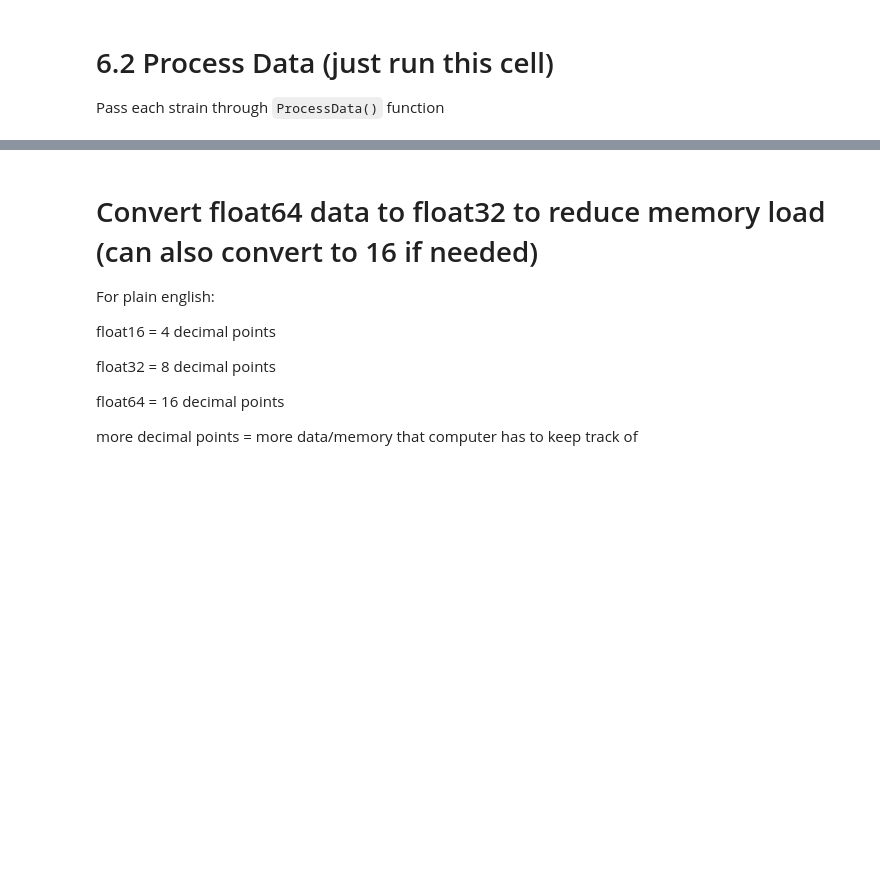
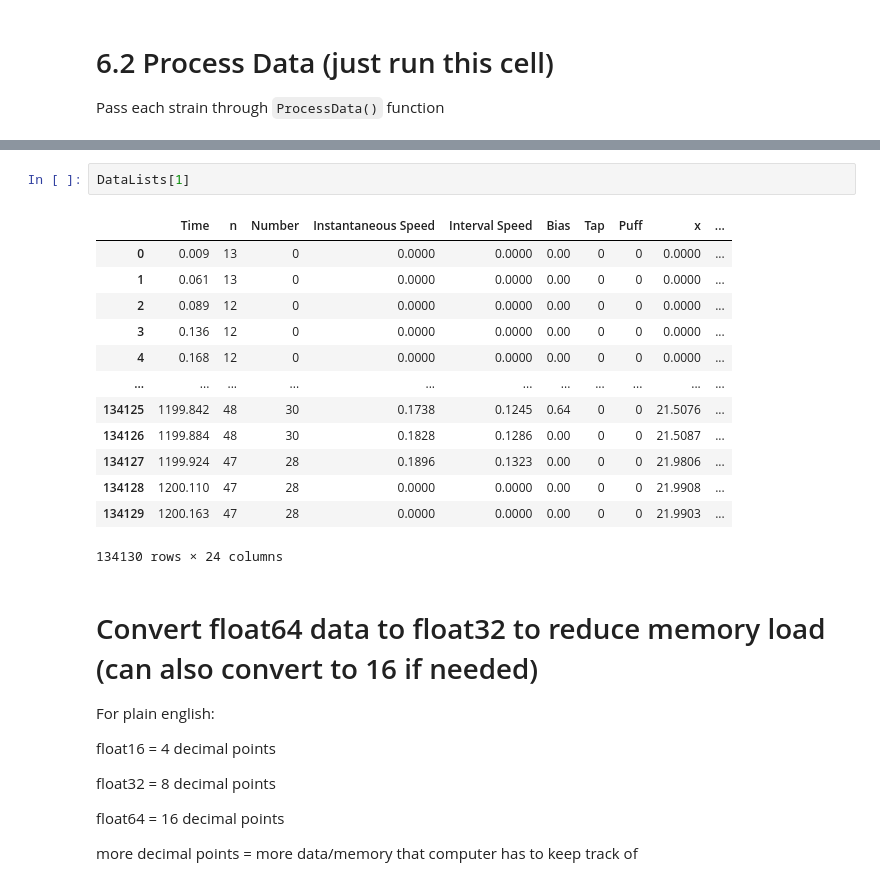
Before and after one commit to JosephLiangUBC/MWT_Dashboard, a Jupyter notebook: Step3_Tap_Baseline_Data_Analyses.ipynb, the cells around one changed output, grey strips where cells are left out. Cells and saved outputs as stored; diff of their text form; blank space fills up the shorter version.

```diff
--- a/Step3_Tap_Baseline_Data_Analyses.ipynb
+++ b/Step3_Tap_Baseline_Data_Analyses.ipynb
@@ -277,6 +277,22 @@ File: /Users/gurmehak/Documents/RankinLab/Test_Datasets/PDScreen_TapHab_August15
 File: /Users/gurmehak/Documents/RankinLab/Test_Datasets/PDScreen_TapHab_August15_2022/hipr-1_tm10120/20220815_112320/FX31344_10x2_f96h20C_600s31x10s10s_A0811cb.dat
 ---------------------------------------------------------------------------------------------------------------------------------------------------------------------------
 done step 6.2
+# %%
+DataLists[1]
+# %% [output]
+|  | Time | n | Number | Instantaneous Speed | Interval Speed | Bias | Tap | Puff | x | ... |
+| 0 | 0.009 | 13 | 0 | 0.0000 | 0.0000 | 0.00 | 0 | 0 | 0.0000 | ... |
+| 1 | 0.061 | 13 | 0 | 0.0000 | 0.0000 | 0.00 | 0 | 0 | 0.0000 | ... |
+| 2 | 0.089 | 12 | 0 | 0.0000 | 0.0000 | 0.00 | 0 | 0 | 0.0000 | ... |
+| 3 | 0.136 | 12 | 0 | 0.0000 | 0.0000 | 0.00 | 0 | 0 | 0.0000 | ... |
+| 4 | 0.168 | 12 | 0 | 0.0000 | 0.0000 | 0.00 | 0 | 0 | 0.0000 | ... |
+| ... | ... | ... | ... | ... | ... | ... | ... | ... | ... | ... |
+| 134125 | 1199.842 | 48 | 30 | 0.1738 | 0.1245 | 0.64 | 0 | 0 | 21.5076 | ... |
+| 134126 | 1199.884 | 48 | 30 | 0.1828 | 0.1286 | 0.00 | 0 | 0 | 21.5087 | ... |
+| 134127 | 1199.924 | 47 | 28 | 0.1896 | 0.1323 | 0.00 | 0 | 0 | 21.9806 | ... |
+| 134128 | 1200.110 | 47 | 28 | 0.0000 | 0.0000 | 0.00 | 0 | 0 | 21.9908 | ... |
+| 134129 | 1200.163 | 47 | 28 | 0.0000 | 0.0000 | 0.00 | 0 | 0 | 21.9903 | ... |
+134130 rows × 24 columns
 # %% [markdown]
 # Convert float64 data to float32 to reduce memory load (can also convert to 16 if needed)
 
```
Also changed, not shown: parts of 16 cells of this notebook.
